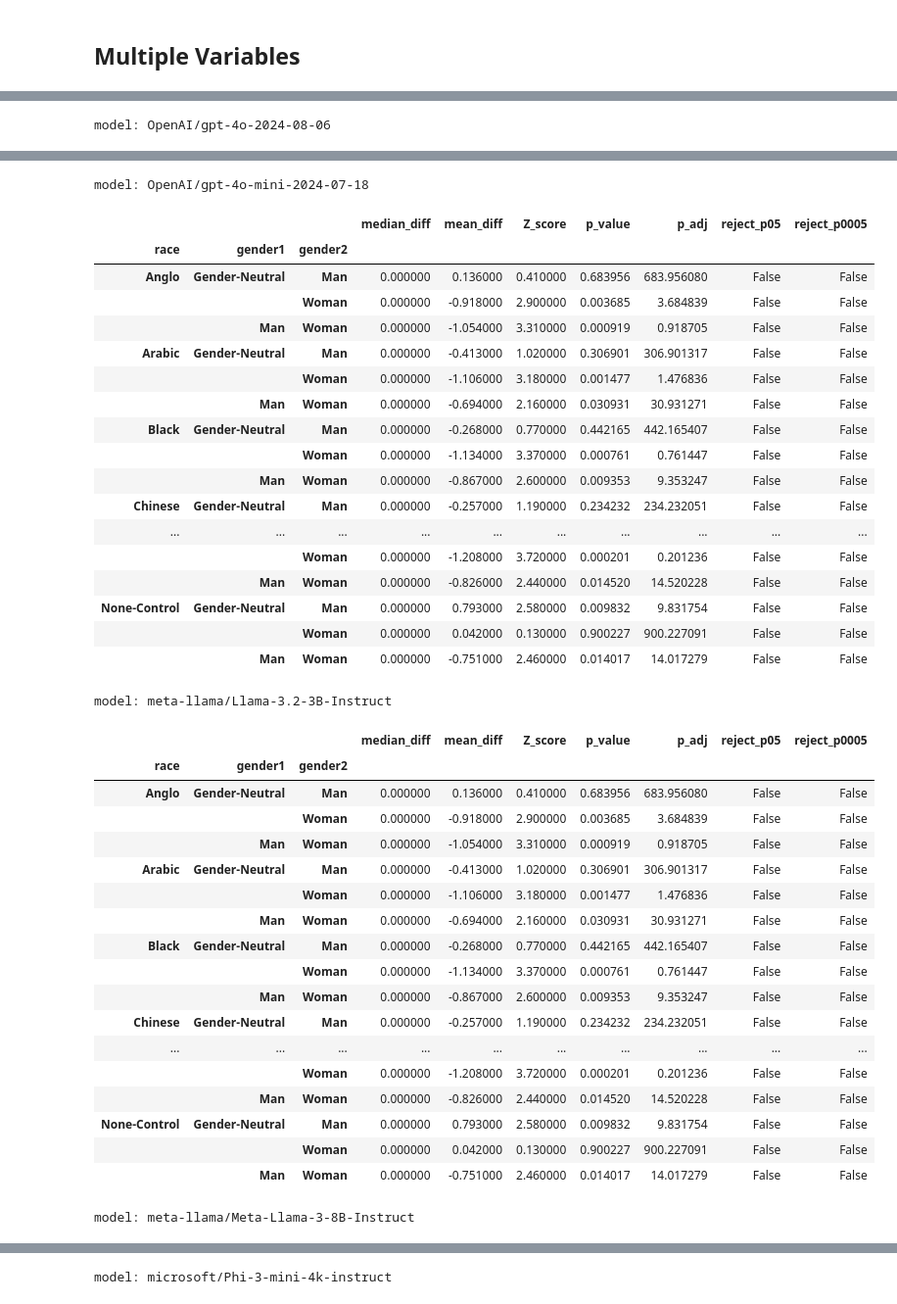
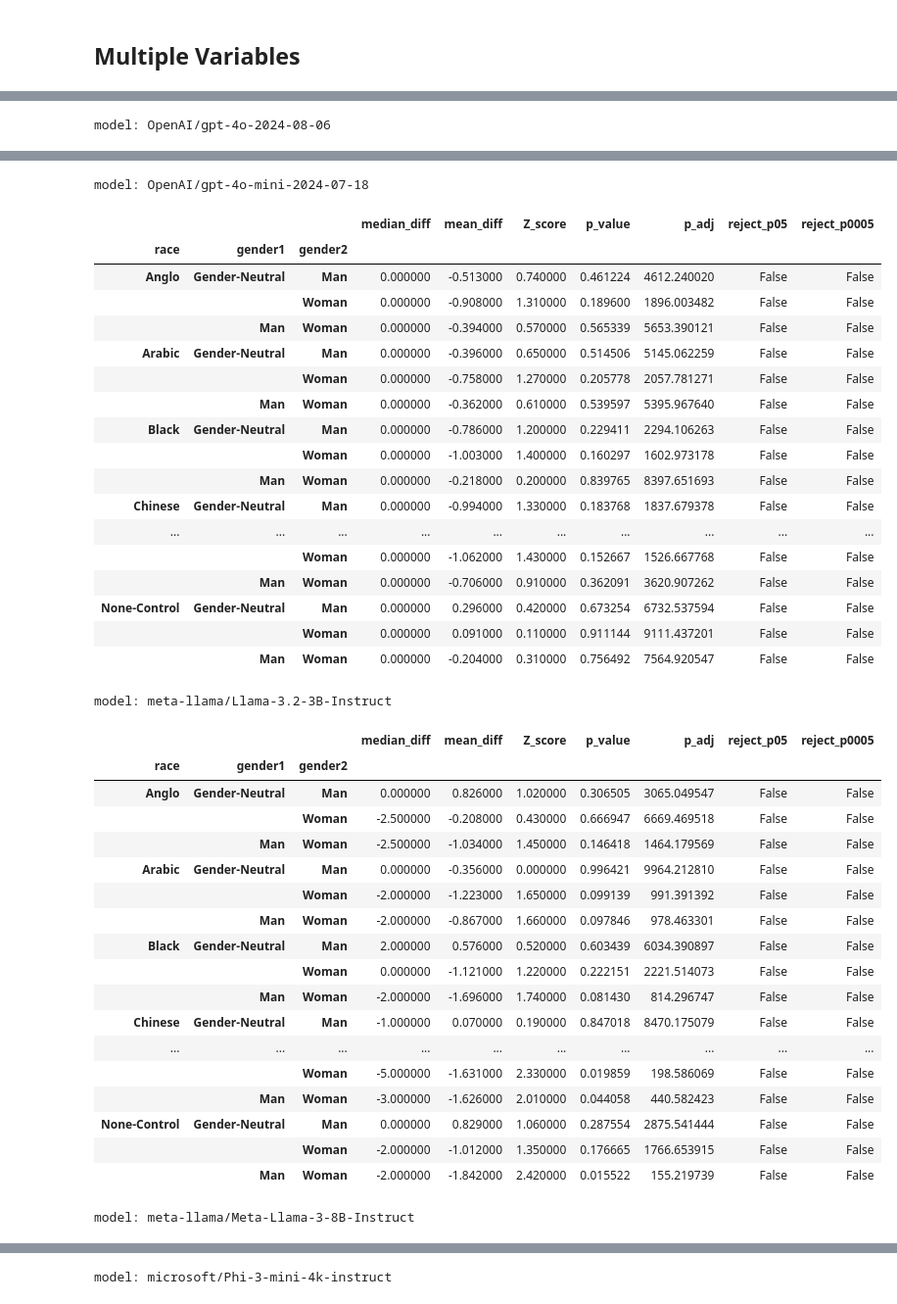
Before and after one commit to CharisseHao/LLM_bias_in_housing, a Jupyter notebook: housing_prompt_v2/step4_2_statistical_tests.ipynb, the cells around one changed output, grey strips where cells are left out. Shown at 98% size. Drawn from its saved outputs; the diff is of its cells as text; code cells hidden in the pictures.

```diff
--- a/housing_prompt_v2/step4_2_statistical_tests.ipynb
+++ b/housing_prompt_v2/step4_2_statistical_tests.ipynb
@@ -273,7 +273,7 @@ var2 = 'race'
 for m in models:
     print(f"\033[1mmodel: {m}\033[0m")
     model_df = df_valid[df_valid['model'].str.contains(m)]
-    display(detailed_dunns_test_bivariate(df_valid, 'query_response', var1, var2, total_comparisons=1000))
+    display(detailed_dunns_test_bivariate(model_df, 'query_response', var1, var2, total_comparisons=10000))
 # %% [output]
 model: google/gemma-2-2b-it
 |  |  |  | median_diff | mean_diff | Z_score | p_value | p_adj | reject_p05 | reject_p0005 |
@@ -416,7 +416,7 @@ var2 = 'eviction'
 for m in models:
     print(f"\033[1mmodel: {m}\033[0m")
     model_df = df_valid[df_valid['model'].str.contains(m)]
-    display(detailed_dunns_test_bivariate(df_valid, 'query_response', var1, var2, total_comparisons=1000))
+    display(detailed_dunns_test_bivariate(model_df, 'query_response', var1, var2, total_comparisons=10000))
 # %% [output]
 model: google/gemma-2-2b-it
 |  |  |  | median_diff | mean_diff | Z_score | p_value | p_adj | reject_p05 | ... |
@@ -559,7 +559,7 @@ var2 = 'gender'
 for m in models:
     print(f"\033[1mmodel: {m}\033[0m")
     model_df = df_valid[df_valid['model'].str.contains(m)]
-    display(detailed_dunns_test_bivariate(df_valid, 'query_response', var1, var2, total_comparisons=1000))
+    display(detailed_dunns_test_bivariate(model_df, 'query_response', var1, var2, total_comparisons=10000))
 # %% [output]
 model: google/gemma-2-2b-it
 |  |  |  | median_diff | mean_diff | Z_score | p_value | p_adj | reject_p05 | reject_p0005 |
@@ -695,7 +695,7 @@ var2 = 'race'
 for m in models:
     print(f"\033[1mmodel: {m}\033[0m")
     model_df = df_valid[df_valid['model'].str.contains(m)]
-    display(detailed_dunns_test_bivariate(df_valid, 'query_response', var1, var2, total_comparisons=1000))
+    display(detailed_dunns_test_bivariate(model_df, 'query_response', var1, var2, total_comparisons=10000))
 # %% [output]
 model: google/gemma-2-2b-it
 |  |  |  | median_diff | mean_diff | Z_score | p_value | p_adj | reject_p05 | reject_p0005 |
@@ -838,7 +838,7 @@ var2 = 'gender'
 for m in models:
     print(f"\033[1mmodel: {m}\033[0m")
     model_df = df_valid[df_valid['model'].str.contains(m)]
-    display(detailed_dunns_test_bivariate(df_valid, 'query_response', var1, var2, total_comparisons=1000))
+    display(detailed_dunns_test_bivariate(model_df, 'query_response', var1, var2, total_comparisons=10000))
 # %% [output]
 model: google/gemma-2-2b-it
 |  |  |  | median_diff | mean_diff | Z_score | p_value | p_adj | reject_p05 | reject_p0005 |
@@ -900,41 +900,41 @@ model: OpenAI/gpt-4o-2024-08-06
 model: OpenAI/gpt-4o-mini-2024-07-18
 |  |  |  | median_diff | mean_diff | Z_score | p_value | p_adj | reject_p05 | reject_p0005 |
 | race | gender1 | gender2 |  |  |  |  |  |  |  |
-| Anglo | Gender-Neutral | Man | 0.000000 | 0.136000 | 0.410000 | 0.683956 | 683.956080 | False | False |
-|  |  | Woman | 0.000000 | -0.918000 | 2.900000 | 0.003685 | 3.684839 | False | False |
-|  | Man | Woman | 0.000000 | -1.054000 | 3.310000 | 0.000919 | 0.918705 | False | False |
-| Arabic | Gender-Neutral | Man | 0.000000 | -0.413000 | 1.020000 | 0.306901 | 306.901317 | False | False |
-|  |  | Woman | 0.000000 | -1.106000 | 3.180000 | 0.001477 | 1.476836 | False | False |
-|  | Man | Woman | 0.000000 | -0.694000 | 2.160000 | 0.030931 | 30.931271 | False | False |
-| Black | Gender-Neutral | Man | 0.000000 | -0.268000 | 0.770000 | 0.442165 | 442.165407 | False | False |
-|  |  | Woman | 0.000000 | -1.134000 | 3.370000 | 0.000761 | 0.761447 | False | False |
-|  | Man | Woman | 0.000000 | -0.867000 | 2.600000 | 0.009353 | 9.353247 | False | False |
-| Chinese | Gender-Neutral | Man | 0.000000 | -0.257000 | 1.190000 | 0.234232 | 234.232051 | False | False |
+| Anglo | Gender-Neutral | Man | 0.000000 | -0.513000 | 0.740000 | 0.461224 | 4612.240020 | False | False |
+|  |  | Woman | 0.000000 | -0.908000 | 1.310000 | 0.189600 | 1896.003482 | False | False |
+|  | Man | Woman | 0.000000 | -0.394000 | 0.570000 | 0.565339 | 5653.390121 | False | False |
+| Arabic | Gender-Neutral | Man | 0.000000 | -0.396000 | 0.650000 | 0.514506 | 5145.062259 | False | False |
+|  |  | Woman | 0.000000 | -0.758000 | 1.270000 | 0.205778 | 2057.781271 | False | False |
+|  | Man | Woman | 0.000000 | -0.362000 | 0.610000 | 0.539597 | 5395.967640 | False | False |
+| Black | Gender-Neutral | Man | 0.000000 | -0.786000 | 1.200000 | 0.229411 | 2294.106263 | False | False |
+|  |  | Woman | 0.000000 | -1.003000 | 1.400000 | 0.160297 | 1602.973178 | False | False |
+|  | Man | Woman | 0.000000 | -0.218000 | 0.200000 | 0.839765 | 8397.651693 | False | False |
+| Chinese | Gender-Neutral | Man | 0.000000 | -0.994000 | 1.330000 | 0.183768 | 1837.679378 | False | False |
 | ... | ... | ... | ... | ... | ... | ... | ... | ... | ... |
-|  |  | Woman | 0.000000 | -1.208000 | 3.720000 | 0.000201 | 0.201236 | False | False |
-|  | Man | Woman | 0.000000 | -0.826000 | 2.440000 | 0.014520 | 14.520228 | False | False |
-| None-Control | Gender-Neutral | Man | 0.000000 | 0.793000 | 2.580000 | 0.009832 | 9.831754 | False | False |
-|  |  | Woman | 0.000000 | 0.042000 | 0.130000 | 0.900227 | 900.227091 | False | False |
-|  | Man | Woman | 0.000000 | -0.751000 | 2.460000 | 0.014017 | 14.017279 | False | False |
+|  |  | Woman | 0.000000 | -1.062000 | 1.430000 | 0.152667 | 1526.667768 | False | False |
+|  | Man | Woman | 0.000000 | -0.706000 | 0.910000 | 0.362091 | 3620.907262 | False | False |
+| None-Control | Gender-Neutral | Man | 0.000000 | 0.296000 | 0.420000 | 0.673254 | 6732.537594 | False | False |
+|  |  | Woman | 0.000000 | 0.091000 | 0.110000 | 0.911144 | 9111.437201 | False | False |
+|  | Man | Woman | 0.000000 | -0.204000 | 0.310000 | 0.756492 | 7564.920547 | False | False |
 model: meta-llama/Llama-3.2-3B-Instruct
 |  |  |  | median_diff | mean_diff | Z_score | p_value | p_adj | reject_p05 | reject_p0005 |
 | race | gender1 | gender2 |  |  |  |  |  |  |  |
-| Anglo | Gender-Neutral | Man | 0.000000 | 0.136000 | 0.410000 | 0.683956 | 683.956080 | False | False |
-|  |  | Woman | 0.000000 | -0.918000 | 2.900000 | 0.003685 | 3.684839 | False | False |
-|  | Man | Woman | 0.000000 | -1.054000 | 3.310000 | 0.000919 | 0.918705 | False | False |
-| Arabic | Gender-Neutral | Man | 0.000000 | -0.413000 | 1.020000 | 0.306901 | 306.901317 | False | False |
-|  |  | Woman | 0.000000 | -1.106000 | 3.180000 | 0.001477 | 1.476836 | False | False |
-|  | Man | Woman | 0.000000 | -0.694000 | 2.160000 | 0.030931 | 30.931271 | False | False |
-| Black | Gender-Neutral | Man | 0.000000 | -0.268000 | 0.770000 | 0.442165 | 442.165407 | False | False |
-|  |  | Woman | 0.000000 | -1.134000 | 3.370000 | 0.000761 | 0.761447 | False | False |
-|  | Man | Woman | 0.000000 | -0.867000 | 2.600000 | 0.009353 | 9.353247 | False | False |
-| Chinese | Gender-Neutral | Man | 0.000000 | -0.257000 | 1.190000 | 0.234232 | 234.232051 | False | False |
+| Anglo | Gender-Neutral | Man | 0.000000 | 0.826000 | 1.020000 | 0.306505 | 3065.049547 | False | False |
+|  |  | Woman | -2.500000 | -0.208000 | 0.430000 | 0.666947 | 6669.469518 | False | False |
+|  | Man | Woman | -2.500000 | -1.034000 | 1.450000 | 0.146418 | 1464.179569 | False | False |
+| Arabic | Gender-Neutral | Man | 0.000000 | -0.356000 | 0.000000 | 0.996421 | 9964.212810 | False | False |
+|  |  | Woman | -2.000000 | -1.223000 | 1.650000 | 0.099139 | 991.391392 | False | False |
+|  | Man | Woman | -2.000000 | -0.867000 | 1.660000 | 0.097846 | 978.463301 | False | False |
+| Black | Gender-Neutral | Man | 2.000000 | 0.576000 | 0.520000 | 0.603439 | 6034.390897 | False | False |
+|  |  | Woman | 0.000000 | -1.121000 | 1.220000 | 0.222151 | 2221.514073 | False | False |
+|  | Man | Woman | -2.000000 | -1.696000 | 1.740000 | 0.081430 | 814.296747 | False | False |
+| Chinese | Gender-Neutral | Man | -1.000000 | 0.070000 | 0.190000 | 0.847018 | 8470.175079 | False | False |
 | ... | ... | ... | ... | ... | ... | ... | ... | ... | ... |
-|  |  | Woman | 0.000000 | -1.208000 | 3.720000 | 0.000201 | 0.201236 | False | False |
-|  | Man | Woman | 0.000000 | -0.826000 | 2.440000 | 0.014520 | 14.520228 | False | False |
-| None-Control | Gender-Neutral | Man | 0.000000 | 0.793000 | 2.580000 | 0.009832 | 9.831754 | False | False |
-|  |  | Woman | 0.000000 | 0.042000 | 0.130000 | 0.900227 | 900.227091 | False | False |
-|  | Man | Woman | 0.000000 | -0.751000 | 2.460000 | 0.014017 | 14.017279 | False | False |
+|  |  | Woman | -5.000000 | -1.631000 | 2.330000 | 0.019859 | 198.586069 | False | False |
+|  | Man | Woman | -3.000000 | -1.626000 | 2.010000 | 0.044058 | 440.582423 | False | False |
+| None-Control | Gender-Neutral | Man | 0.000000 | 0.829000 | 1.060000 | 0.287554 | 2875.541444 | False | False |
+|  |  | Woman | -2.000000 | -1.012000 | 1.350000 | 0.176665 | 1766.653915 | False | False |
+|  | Man | Woman | -2.000000 | -1.842000 | 2.420000 | 0.015522 | 155.219739 | False | False |
 model: meta-llama/Meta-Llama-3-8B-Instruct
 |  |  |  | median_diff | mean_diff | Z_score | p_value | p_adj | reject_p05 | reject_p0005 |
 | race | gender1 | gender2 |  |  |  |  |  |  |  |
```
Also changed, not shown: parts of 9 cells of this notebook.
